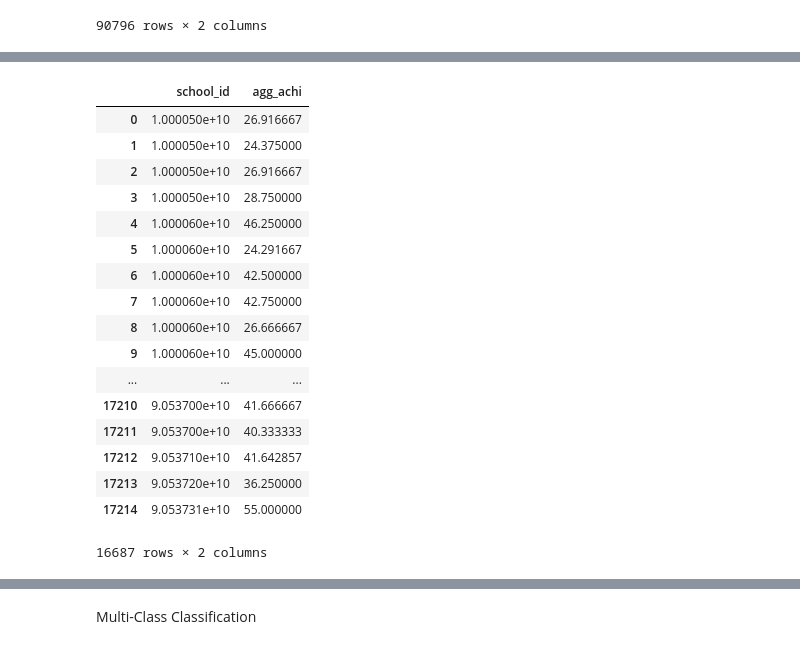
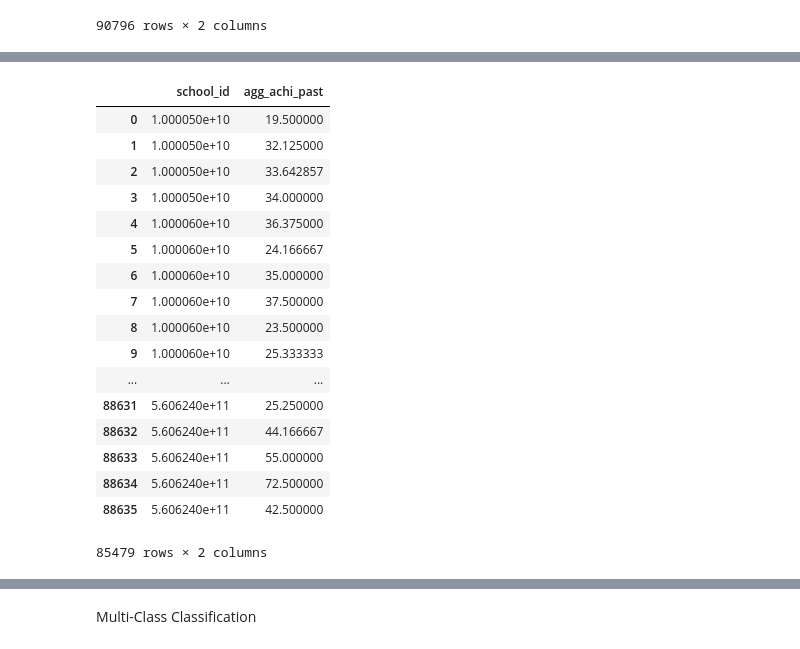
Before and after one commit to samankim/school-zoning, a Jupyter notebook: Project Proposal.ipynb, the cells around one changed output, grey strips where cells are left out. Cells and saved outputs as stored; diff of their text form; code cells hidden in the pictures.

```diff
--- a/Project Proposal.ipynb
+++ b/Project Proposal.ipynb
@@ -142,24 +114,57 @@ all_achi['agg_achi'] = all_achi.iloc[:, 1:].mean(axis=1)
 all_achi = all_achi.dropna(subset=['agg_achi'])
 all_achi = all_achi[['NCESSCH', 'agg_achi']]
 all_achi = all_achi.rename(columns={'NCESSCH': 'school_id'})
-# %%
-all_achi
-# %% [output]
-|  | school_id | agg_achi |
-| 0 | 1.000050e+10 | 26.916667 |
-| 1 | 1.000050e+10 | 24.375000 |
-| 2 | 1.000050e+10 | 26.916667 |
-| 3 | 1.000050e+10 | 28.750000 |
-| 4 | 1.000060e+10 | 46.250000 |
-| 5 | 1.000060e+10 | 24.291667 |
-| 6 | 1.000060e+10 | 42.500000 |
-| 7 | 1.000060e+10 | 42.750000 |
-| 8 | 1.000060e+10 | 26.666667 |
-| 9 | 1.000060e+10 | 45.000000 |
-| ... | ... | ... |
-| 17210 | 9.053700e+10 | 41.666667 |
-| 17211 | 9.053700e+10 | 40.333333 |
-| 17212 | 9.053710e+10 | 41.642857 |
-| 17213 | 9.053720e+10 | 36.250000 |
-| 17214 | 9.053731e+10 | 55.000000 |
-16687 rows × 2 columns
+# %%
+#Insert feature of previous year achievement
+
+fields = ['NCESSCH', 'MAM_RLA00PCTPROF_1516', 'MAS_RLA00PCTPROF_1516', 'MBL_RLA00PCTPROF_1516', 'MHI_RLA00PCTPROF_1516', 'MTR_RLA00PCTPROF_1516', 'ECD_RLA00PCTPROF_1516', 'HOM_RLA00PCTPROF_1516', 'MIG_RLA00PCTPROF_1516']
+missing_values = ["PS"]
+rla_achi_past = pd.read_csv("rla-achievement-sch-sy2015-16.csv", usecols = fields, na_values = missing_values, low_memory = False)
+rla_achi_past.head()
+rla_achi_past.replace({'GE':'', 'LE':'', 'GT':'', 'LT':''}, inplace = True, regex = True)
+for k in range(1, len(rla_achi_past.columns)):
+    rla_achi_past.iloc[:, k] = rla_achi_past.iloc[:, k].str.split('-').str[0]
+for l in range(len(rla_achi_past.columns)):
+    rla_achi_past.iloc[:, l] = pd.to_numeric(rla_achi_past.iloc[:, l], errors='coerce')
+rla_achi_past.NCESSCH = rla_achi_past.NCESSCH.astype(float)
+rla_achi_past['agg_rla_achi_past'] = rla_achi_past.iloc[:, 1:].mean(axis=1)
+rla_achi_past = rla_achi_past[['NCESSCH', 'agg_rla_achi_past']]
+# %%
+fields = ['NCESSCH', 'MAM_MTH00PCTPROF_1516', 'MAS_MTH00PCTPROF_1516', 'MBL_MTH00PCTPROF_1516', 'MHI_MTH00PCTPROF_1516', 'MTR_MTH00PCTPROF_1516', 'ECD_MTH00PCTPROF_1516', 'HOM_MTH00PCTPROF_1516', 'MIG_MTH00PCTPROF_1516']
+missing_values = ["PS"]
+math_achi_past = pd.read_csv("math-achievement-sch-sy2015-16.csv", usecols = fields, na_values = missing_values, low_memory = False)
+math_achi_past.head()
+math_achi_past.replace({'GE':'', 'LE':'', 'GT':'', 'LT':''}, inplace = True, regex = True)
+for k in range(1, len(math_achi_past.columns)):
+    math_achi_past.iloc[:, k] = math_achi_past.iloc[:, k].str.split('-').str[0]
+for l in range(len(math_achi_past.columns)):
+    math_achi_past.iloc[:, l] = pd.to_numeric(math_achi_past.iloc[:, l], errors='coerce')
+math_achi_past.NCESSCH = math_achi_past.NCESSCH.astype(float)
+math_achi_past['agg_math_achi_past'] = math_achi_past.iloc[:, 1:].mean(axis=1)
+math_achi_past = math_achi_past[['NCESSCH', 'agg_math_achi_past']]
+# %%
+all_achi_past = pd.merge(math_achi_past, rla_achi_past, on='NCESSCH', how='inner')
+all_achi_past['agg_achi_past'] = all_achi_past.iloc[:, 1:].mean(axis=1)
+all_achi_past = all_achi_past.dropna(subset=['agg_achi_past'])
+all_achi_past = all_achi_past[['NCESSCH', 'agg_achi_past']]
+all_achi_past = all_achi_past.rename(columns={'NCESSCH': 'school_id'})
+all_achi_past
+# %% [output]
+|  | school_id | agg_achi_past |
+| 0 | 1.000050e+10 | 19.500000 |
+| 1 | 1.000050e+10 | 32.125000 |
+| 2 | 1.000050e+10 | 33.642857 |
+| 3 | 1.000050e+10 | 34.000000 |
+| 4 | 1.000060e+10 | 36.375000 |
+| 5 | 1.000060e+10 | 24.166667 |
+| 6 | 1.000060e+10 | 35.000000 |
+| 7 | 1.000060e+10 | 37.500000 |
+| 8 | 1.000060e+10 | 23.500000 |
+| 9 | 1.000060e+10 | 25.333333 |
+| ... | ... | ... |
+| 88631 | 5.606240e+11 | 25.250000 |
+| 88632 | 5.606240e+11 | 44.166667 |
+| 88633 | 5.606240e+11 | 55.000000 |
+| 88634 | 5.606240e+11 | 72.500000 |
+| 88635 | 5.606240e+11 | 42.500000 |
+85479 rows × 2 columns
```
Also changed, not shown: parts of 55 cells of this notebook, 6 other files.
